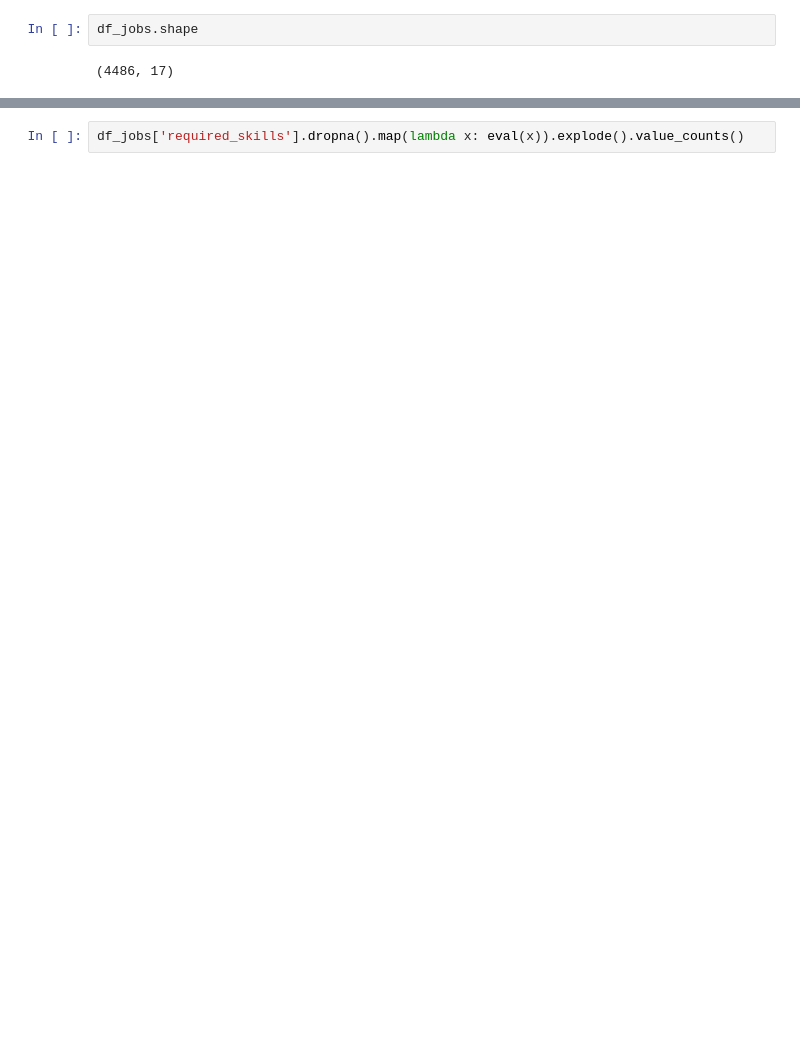
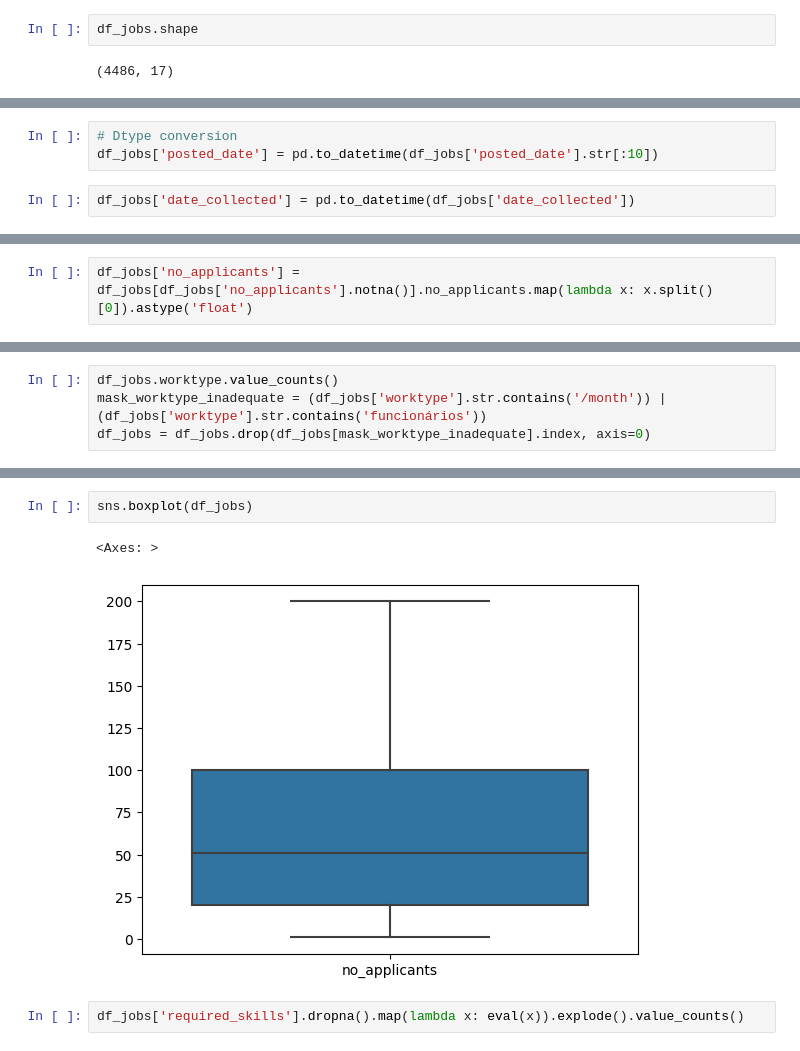
Before and after one commit to alexaiung/Data-Analytics-Job-Tendencies, a Jupyter notebook: job_analysis.ipynb, the cells around one changed output, grey strips where cells are left out. Saved outputs shown, nothing was run; the diff lists cells and outputs as text; blank space fills up the shorter version.

```diff
--- a/job_analysis.ipynb
+++ b/job_analysis.ipynb
@@ -34,0 +231,5 @@ Length: 4486, dtype: bool
+# %%
+# Dtype conversion
+df_jobs['posted_date'] = pd.to_datetime(df_jobs['posted_date'].str[:10])
+# %%
+df_jobs['date_collected'] = pd.to_datetime(df_jobs['date_collected'])
@@ -34,0 +252,2 @@ Length: 4486, dtype: bool
+# %%
+df_jobs['no_applicants'] = df_jobs[df_jobs['no_applicants'].notna()].no_applicants.map(lambda x: x.split()[0]).astype('float')
@@ -34,0 +277,4 @@ Length: 4486, dtype: bool
+# %%
+df_jobs.worktype.value_counts()
+mask_worktype_inadequate = (df_jobs['worktype'].str.contains('/month')) | (df_jobs['worktype'].str.contains('funcionários'))
+df_jobs = df_jobs.drop(df_jobs[mask_worktype_inadequate].index, axis=0)
@@ -35,2 +304,7 @@ Length: 4486, dtype: bool
+# %%
+sns.boxplot(df_jobs)
+# %% [output]
+<Axes: >
+[figure, added]
 # %%
 df_jobs['required_skills'].dropna().map(lambda x: eval(x)).explode().value_counts()
```
Also changed, not shown: parts of 28 cells of this notebook.
